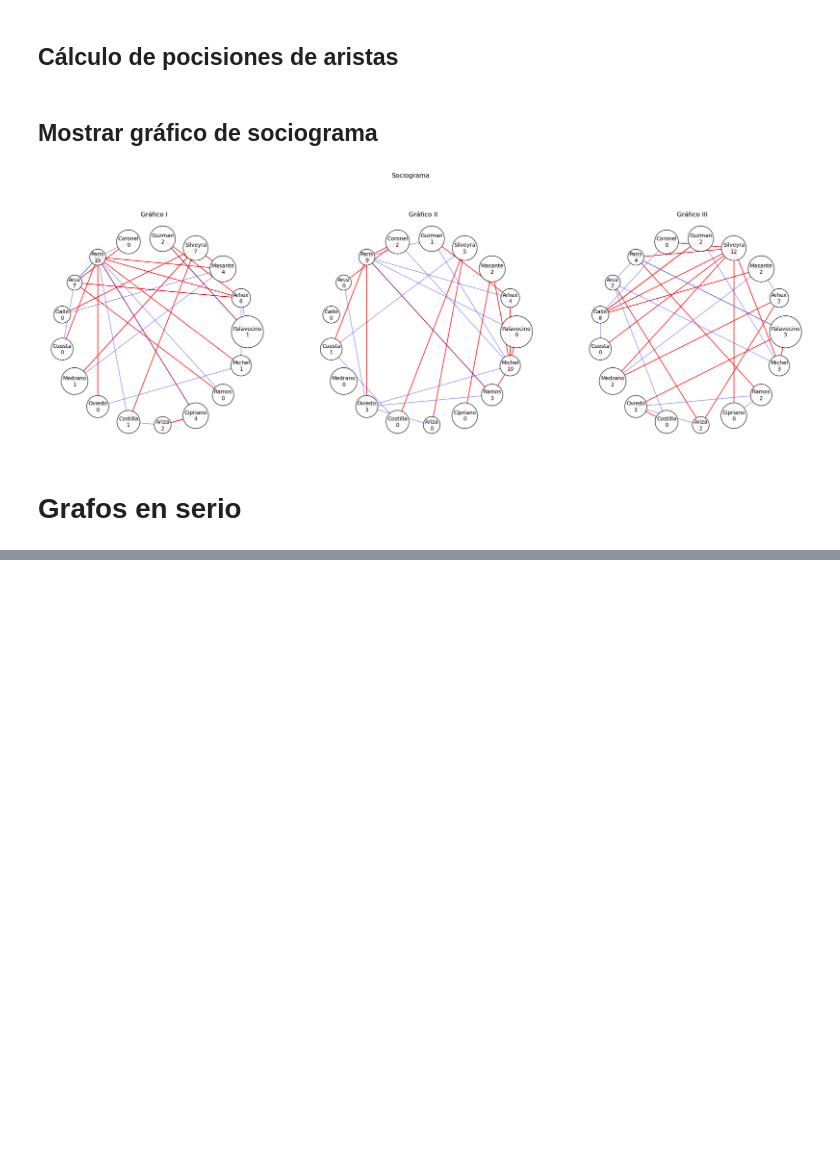
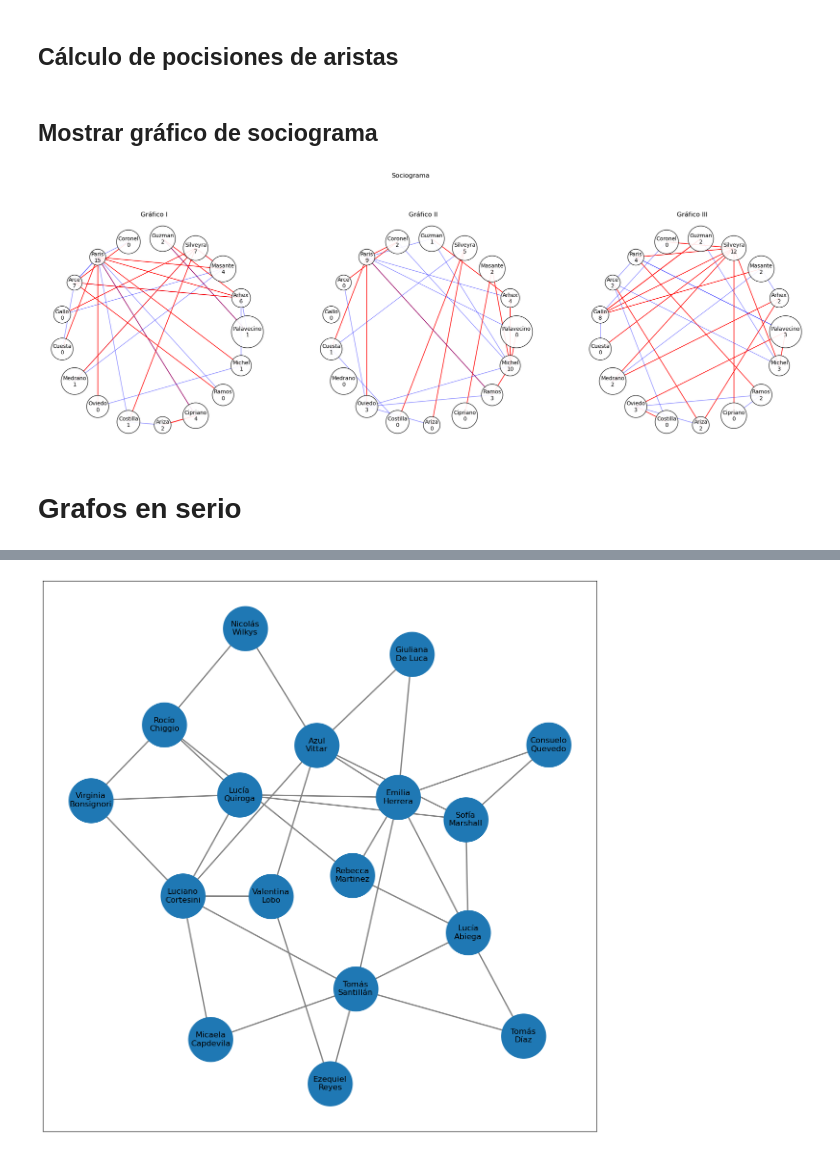
Before and after one commit to fedevirgolini/sociograma, a Jupyter notebook: sociograma.ipynb, the cells around one changed output, grey strips where cells are left out. Saved outputs shown, nothing was run; the diff lists cells and outputs as text; code cells hidden in the pictures; blank space fills up the shorter version.

```diff
--- a/sociograma.ipynb
+++ b/sociograma.ipynb
@@ -170,0 +182,4 @@ plt.show()
+# %%
+grafo(usuarios, [aristas_usuarios_I])
+# %% [output]
+[figure, added]
```
Also changed, not shown: parts of 8 cells of this notebook.
